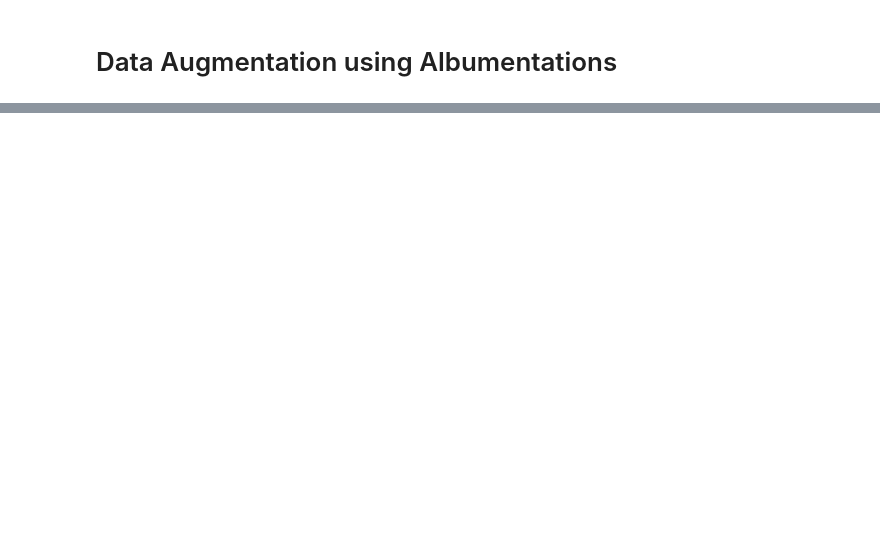
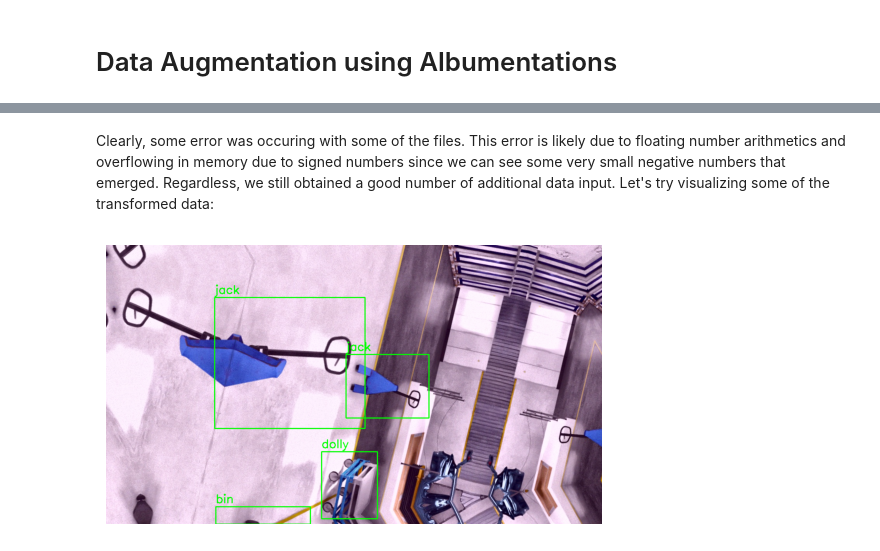
Before and after one commit to ka-9/yolov7-logistics-equip, a Jupyter notebook: src/data_pipeline.ipynb, the cells around one changed output, grey strips where cells are left out. Cells and saved outputs as stored; diff of their text form; code cells hidden in the pictures; blank space fills up the shorter version.

```diff
--- a/src/data_pipeline.ipynb
+++ b/src/data_pipeline.ipynb
@@ -36,0 +239,14 @@ for file_name in os.listdir(input_folder):
+# %%
+for i in range(len(bboxes_list)):
+    try:
+        image = data_img[i]
+        bboxes = bboxes_list[i]
+        transformed = transform(image=image, bboxes=bboxes)
+        transformed_image = transformed['image']
+        transformed_bboxes = transformed['bboxes']
+        cv2.imwrite(f"{result_folder}/images/t_{i}.jpg", transformed_image)
+        with open(f"{result_folder}/labels/t_{i}.txt", 'w') as file:
+            for bbox in transformed_bboxes:
+                file.write(f"{bbox[4]} {bbox[0]} {bbox[1]} {bbox[2]} {bbox[3]}\n")
+    except Exception as e:
+        print(f"Error on iteration {i}: {e}")
@@ -36,0 +271,28 @@ for file_name in os.listdir(input_folder):
+# %% [markdown]
+Clearly, some error was occuring with some of the files. This error is likely due to floating number arithmetics and overflowing in memory due to signed numbers since we can see some very small negative numbers that emerged. Regardless, we still obtained a good number of additional data input.
+Let's try visualizing some of the transformed data:
+# %%
+index = 247
+img_path = f'../data_augmented/Training/images/t_{index}.jpg'
+img = cv2.imread(img_path)
+
+bboxes_list_temp = []
+txt_path = f'../data_augmented/Training/labels/t_{index}.txt'
+
+with open(txt_path, 'r') as file:
+    lines = file.readlines()
+    bboxes = []
+    for line in lines:
+        data = line.strip().split()
+        bbox = [float(coord) for coord in data]
+        bboxes.append(bbox)
+    bboxes_list_temp.append(bboxes)
+
+image = img
+bboxes = bboxes_list_temp[0]
+image_with_bboxes = visualize_bboxes(image, bboxes)
+plt.imshow(cv2.cvtColor(image_with_bboxes, cv2.COLOR_BGR2RGB))
+plt.axis('off')
+plt.show()
+# %% [output]
+[figure, added]
```
Also changed, not shown: parts of 34 cells of this notebook, 1 other file.
